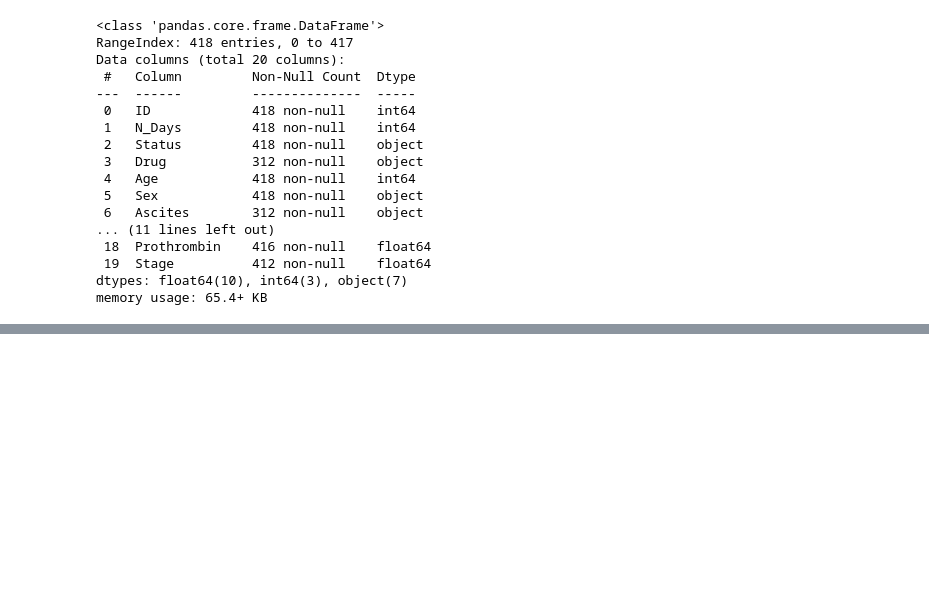
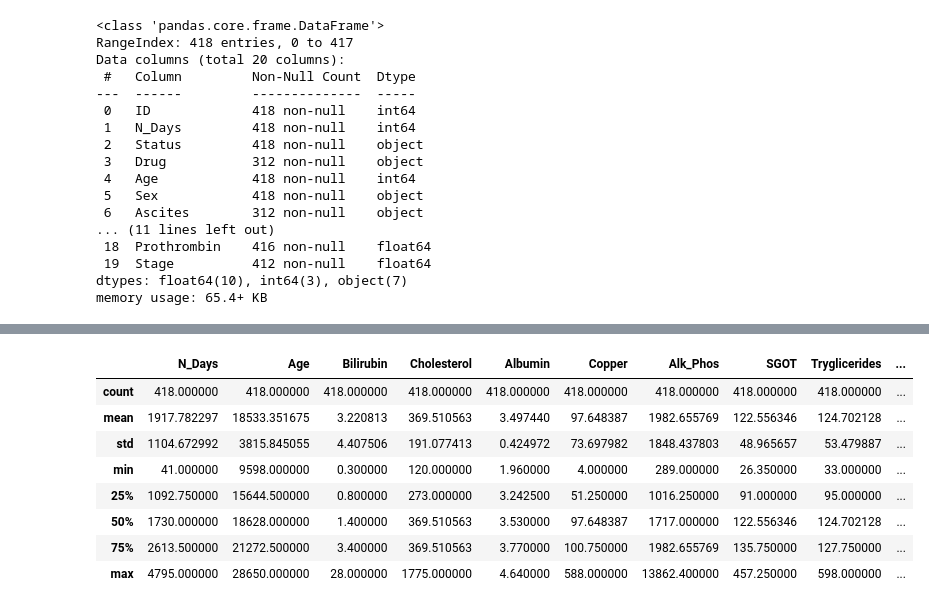
Before and after one commit to Shaunnero/EDA_UMUZI, a Jupyter notebook: Project_2_Part_1_(Core).ipynb, the cells around one changed output, grey strips where cells are left out. Drawn from its saved outputs; the diff is of its cells as text; code cells hidden in the pictures; blank space fills up the shorter version.

```diff
--- a/Project_2_Part_1_(Core).ipynb
+++ b/Project_2_Part_1_(Core).ipynb
@@ -175,0 +463,12 @@ memory usage: 65.4+ KB
+# %%
+ml_df_cleaned2.describe()
+# %% [output]
+|  | N_Days | Age | Bilirubin | Cholesterol | Albumin | Copper | Alk_Phos | SGOT | Tryglicerides | ... |
+| count | 418.000000 | 418.000000 | 418.000000 | 418.000000 | 418.000000 | 418.000000 | 418.000000 | 418.000000 | 418.000000 | ... |
+| mean | 1917.782297 | 18533.351675 | 3.220813 | 369.510563 | 3.497440 | 97.648387 | 1982.655769 | 122.556346 | 124.702128 | ... |
+| std | 1104.672992 | 3815.845055 | 4.407506 | 191.077413 | 0.424972 | 73.697982 | 1848.437803 | 48.965657 | 53.479887 | ... |
+| min | 41.000000 | 9598.000000 | 0.300000 | 120.000000 | 1.960000 | 4.000000 | 289.000000 | 26.350000 | 33.000000 | ... |
+| 25% | 1092.750000 | 15644.500000 | 0.800000 | 273.000000 | 3.242500 | 51.250000 | 1016.250000 | 91.000000 | 95.000000 | ... |
+| 50% | 1730.000000 | 18628.000000 | 1.400000 | 369.510563 | 3.530000 | 97.648387 | 1717.000000 | 122.556346 | 124.702128 | ... |
+| 75% | 2613.500000 | 21272.500000 | 3.400000 | 369.510563 | 3.770000 | 100.750000 | 1982.655769 | 135.750000 | 127.750000 | ... |
+| max | 4795.000000 | 28650.000000 | 28.000000 | 1775.000000 | 4.640000 | 588.000000 | 13862.400000 | 457.250000 | 598.000000 | ... |
```
Also changed, not shown: parts of 27 cells of this notebook.
